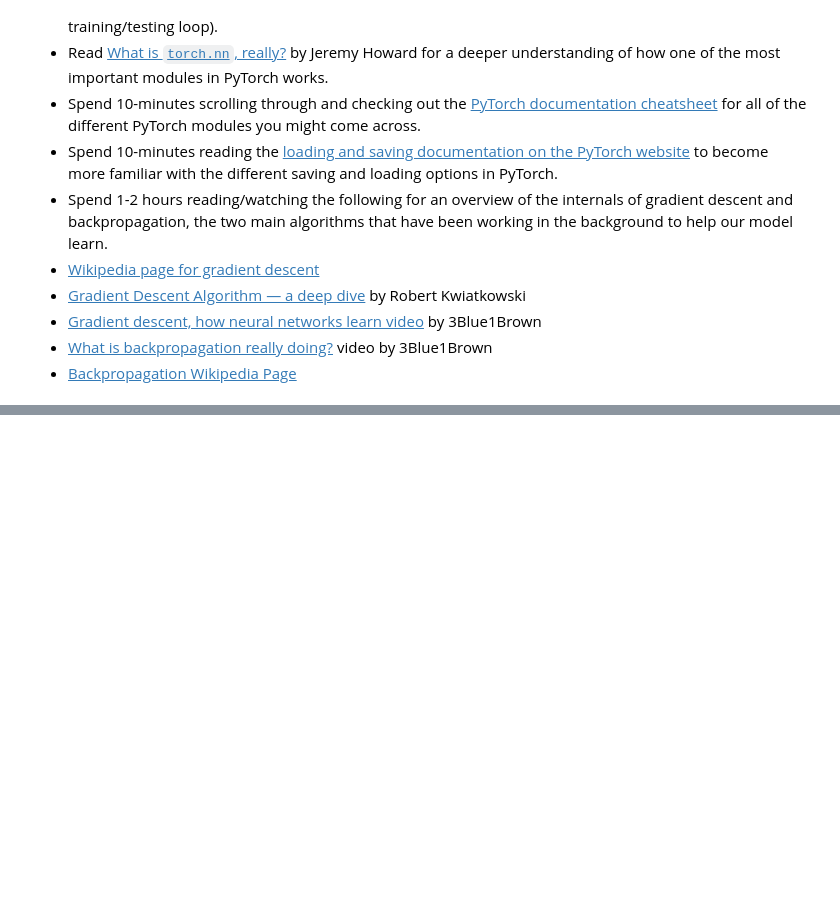
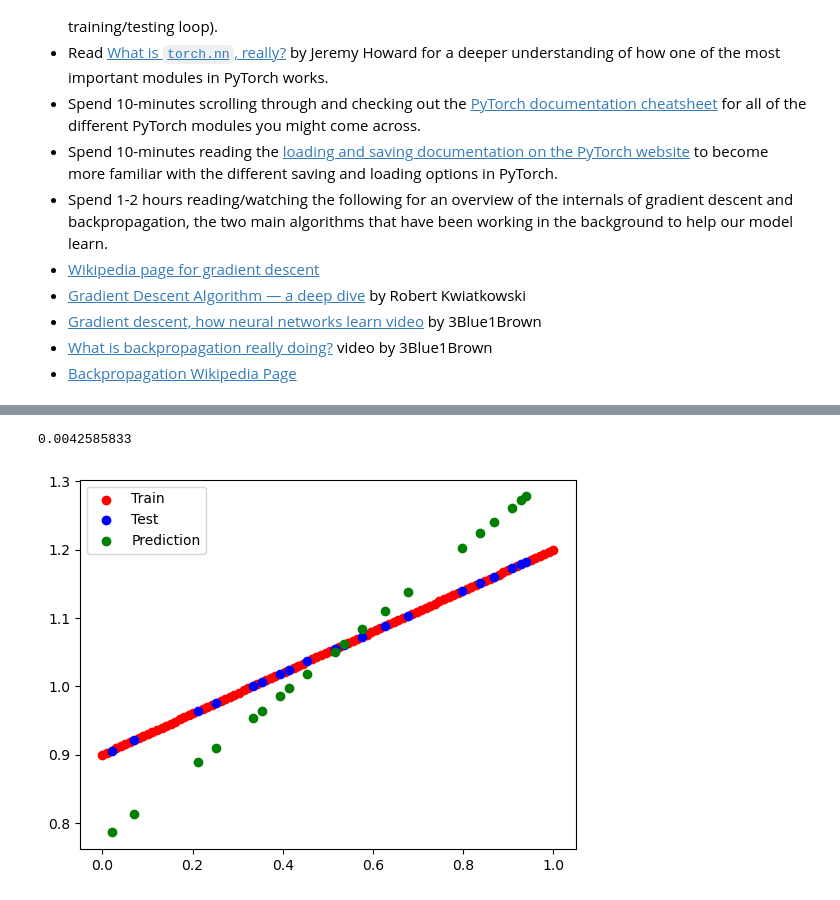
Before and after one commit to hajonghyun/pytorch_study_for_DL, a Jupyter notebook: 01_pytorch_workflow.ipynb, the cells around one changed output, grey strips where cells are left out. Saved outputs shown, nothing was run; the diff lists cells and outputs as text; code cells hidden in the pictures; blank space fills up the shorter version.

```diff
--- a/01_pytorch_workflow.ipynb
+++ b/01_pytorch_workflow.ipynb
@@ -791,6 +776,6 @@ torch.__version__
 Now let's start making our code device agnostic by setting `device="cuda"` if it's available, otherwise it'll default to `device="cpu"`.
 # %%
 # Setup device agnostic code
-device = "cuda" if torch.cuda.is_available() else "cpu"
+device = "cuda" if torch.cuda.is_available() else "mps" if torch.backends.mps.is_available() else "cpu"
 print(f"Using device: {device}")
 # %% [output]
@@ -1233,0 +1321,16 @@ You should be able to complete them by referencing their specific section.
+# %%
+model_3.eval()
+with torch.inference_mode():
+    pred = model_3(X_test)
+    loss = loss_fn(pred, y_test)
+
+print(loss.detach().numpy())
+
+plt.scatter(X_train, y_train, c='red', label='Train')
+plt.scatter(X_test, y_test, c='blue', label='Test')
+plt.scatter(X_test, pred, c='green', label='Prediction')
+plt.legend()
+plt.show()
+# %% [output]
+0.0042585833
+[figure, added]
```
Also changed, not shown: parts of 24 cells of this notebook, 4 other files.
